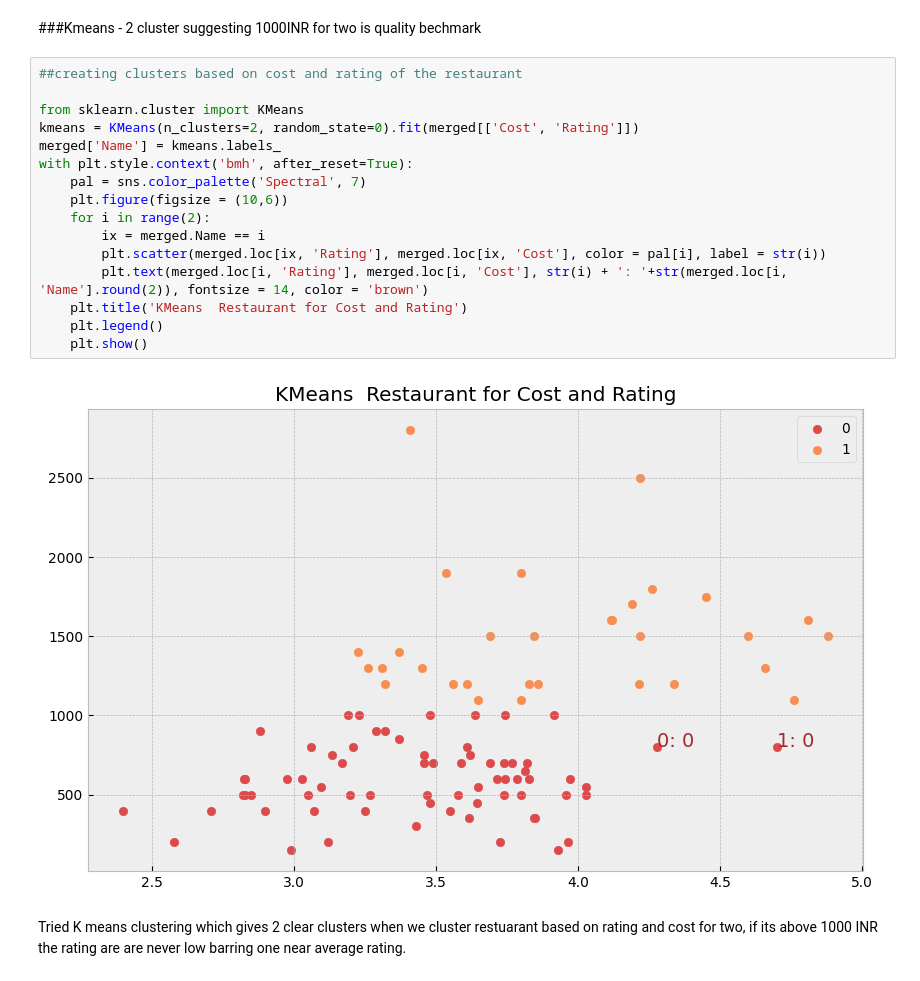
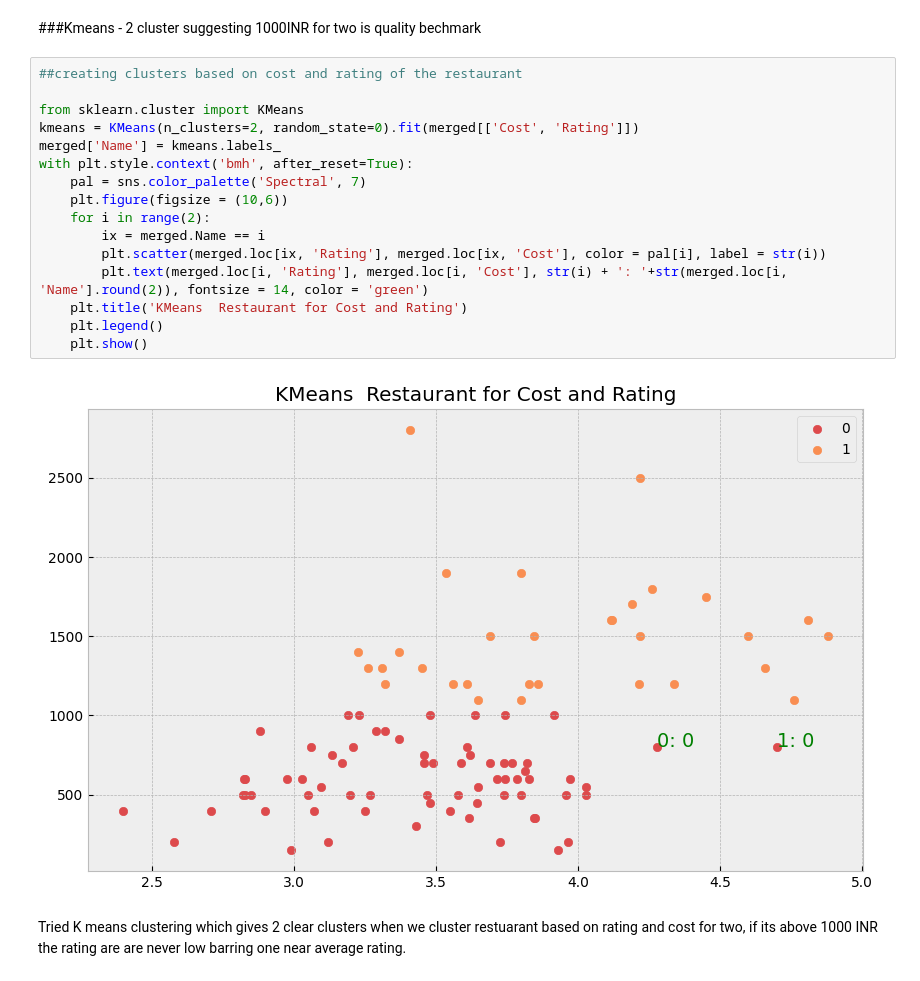
Before and after one commit to Prasannark48/Capstone_Project_04_Zomato-Restaurant-and-Clustering-analysis, a Jupyter notebook: Zomato_Restaurant_Clustering.ipynb, the cells around one changed output. Drawn from its saved outputs; the diff is of its cells as text.

```diff
--- a/Zomato_Restaurant_Clustering.ipynb
+++ b/Zomato_Restaurant_Clustering.ipynb
@@ -2082,21 +2082,21 @@ From above it seems that 5 clustes are best but i used 2 cluster to see the top
 # %%
 ##creating clusters based on cost and rating of the restaurant
 
 from sklearn.cluster import KMeans
 kmeans = KMeans(n_clusters=2, random_state=0).fit(merged[['Cost', 'Rating']])
 merged['Name'] = kmeans.labels_
 with plt.style.context('bmh', after_reset=True):
     pal = sns.color_palette('Spectral', 7)
     plt.figure(figsize = (10,6))
     for i in range(2):
         ix = merged.Name == i
         plt.scatter(merged.loc[ix, 'Rating'], merged.loc[ix, 'Cost'], color = pal[i], label = str(i))
-        plt.text(merged.loc[i, 'Rating'], merged.loc[i, 'Cost'], str(i) + ': '+str(merged.loc[i, 'Name'].round(2)), fontsize = 14, color = 'brown')
+        plt.text(merged.loc[i, 'Rating'], merged.loc[i, 'Cost'], str(i) + ': '+str(merged.loc[i, 'Name'].round(2)), fontsize = 14, color = 'green')
     plt.title('KMeans  Restaurant for Cost and Rating')
     plt.legend()
     plt.show()
 # %% [output]
-[figure, old version]
+[figure, new version]
 # %% [markdown]
 Tried K means clustering which gives 2 clear clusters when we cluster restuarant based on rating and cost for two, if its above 1000 INR the rating are are never low barring one near average rating.
 # %% [markdown]
```
